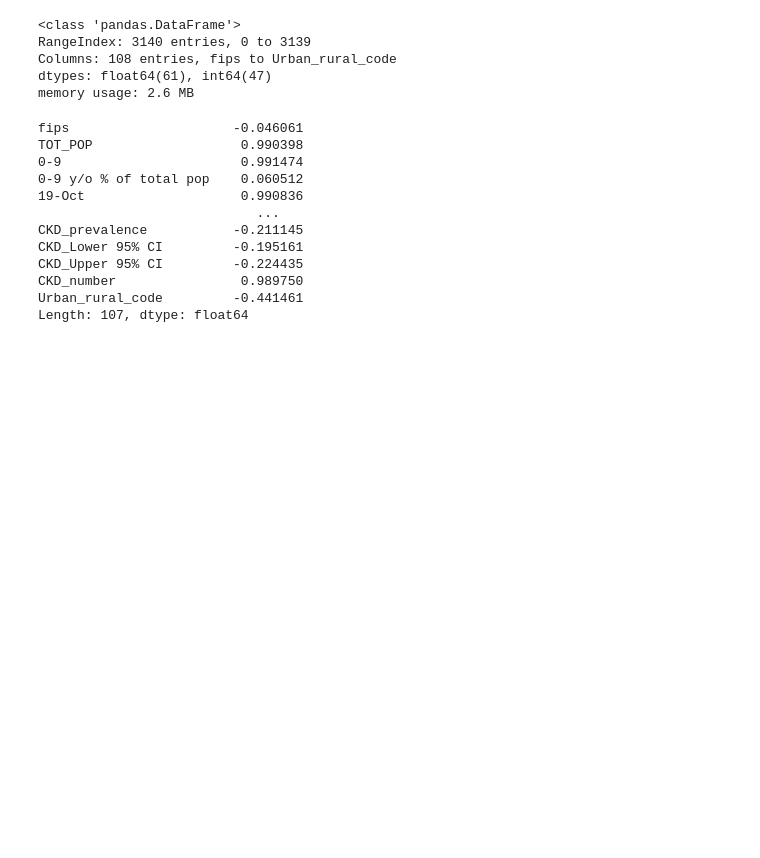
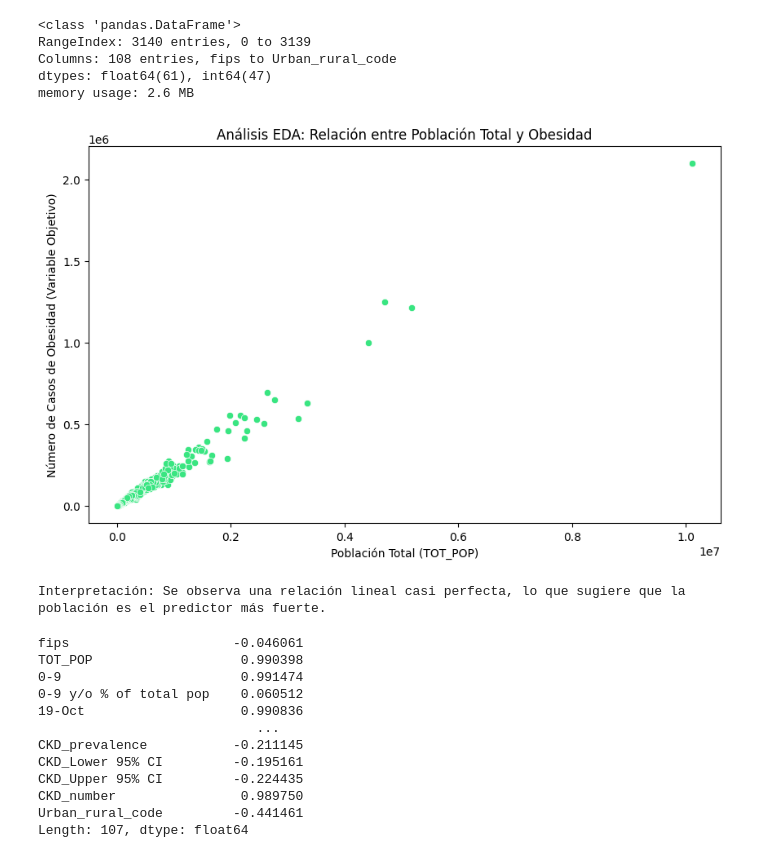
Before and after one commit to mgabrielafiguera-pixel/ModelodeRegresionlinealMgf1, a Jupyter notebook: src/explore.ipynb, the cells around one changed output. Cells and saved outputs as stored; diff of their text form; code cells hidden in the pictures; blank space fills up the shorter version.

```diff
--- a/src/explore.ipynb
+++ b/src/explore.ipynb
@@ -3,8 +3,11 @@
 # %%
 # Your code here
 import pandas as pd
+import numpy as np
+import matplotlib.pyplot as plt
+import seaborn as sns
 
-df = pd.read_csv('https://breathecode.herokuapp.com/asset/internal-link?id=733&path=demographic_health_data.csv')
+df = pd.read_csv('https://breathecode.herokuapp.com/asset/internal-link?id=733&path=demographic_health_data.csv',sep=',')
 
 df
 # %% [output]
@@ -74,6 +79,19 @@ RangeIndex: 3140 entries, 0 to 3139
 Columns: 108 entries, fips to Urban_rural_code
 dtypes: float64(61), int64(47)
 memory usage: 2.6 MB
+# %%
+# Visualización de la correlación más alta detectada (0.99)
+plt.figure(figsize=(10, 6))
+sns.scatterplot(data=df, x='TOT_POP', y='Obesity_number', color="#39E581")
+plt.title('Análisis EDA: Relación entre Población Total y Obesidad')
+plt.xlabel('Población Total (TOT_POP)')
+plt.ylabel('Número de Casos de Obesidad (Variable Objetivo)')
+plt.show()
+
+print("Interpretación: Se observa una relación lineal casi perfecta, lo que sugiere que la población es el predictor más fuerte.")
+# %% [output]
+[figure, added]
+Interpretación: Se observa una relación lineal casi perfecta, lo que sugiere que la población es el predictor más fuerte.
 # %%
 x = df.drop('Obesity_number',axis=1)
 y=df['Obesity_number']
```
Also changed, not shown: parts of 2 cells of this notebook, 1 other file.
